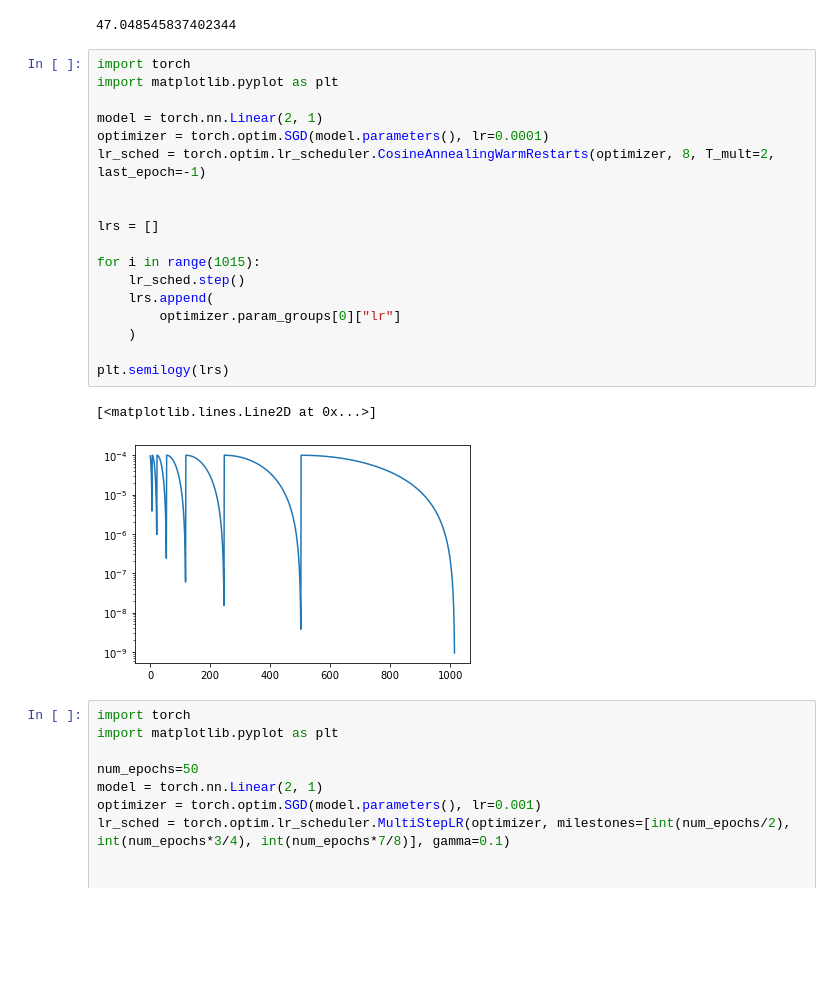
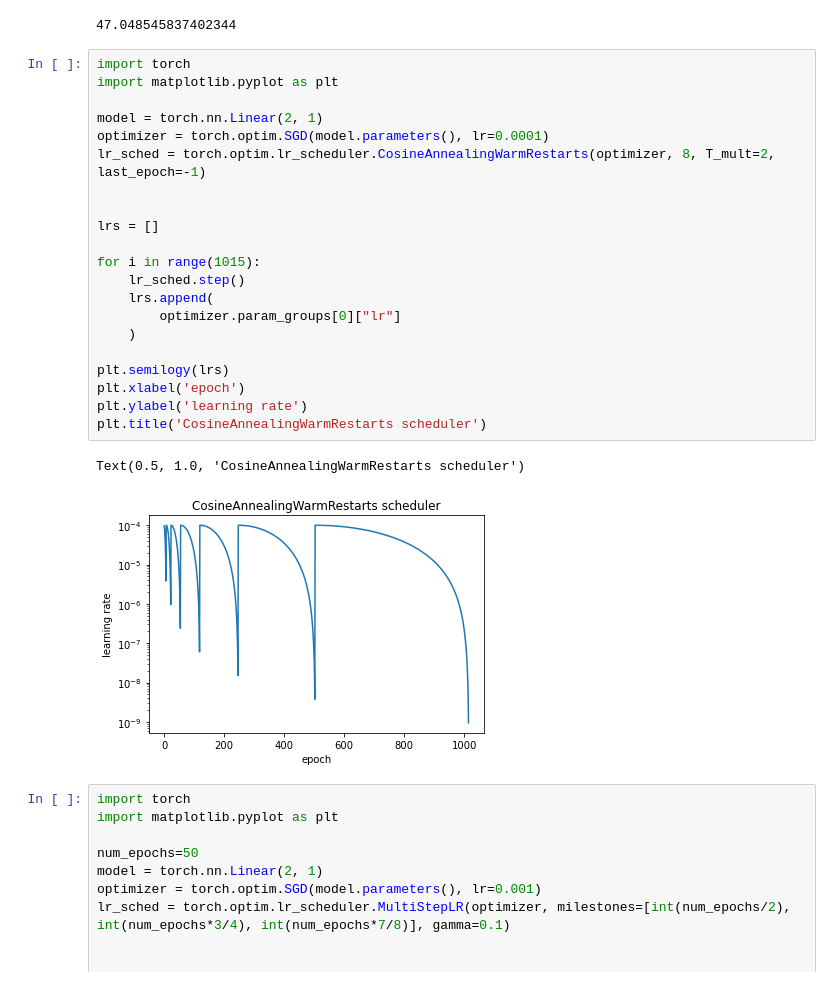
Before and after one commit to Pperezhogin/pyqg_experiments_Ross, a Jupyter notebook: pyqg_subgrid_experiments/test_PCNN.ipynb, the cells around one changed output. Cells and saved outputs as stored; diff of their text form; blank space fills up the shorter version.

```diff
--- a/pyqg_subgrid_experiments/test_PCNN.ipynb
+++ b/pyqg_subgrid_experiments/test_PCNN.ipynb
@@ -226,24 +226,27 @@ xx.sum().item()
 # %%
 import torch
 import matplotlib.pyplot as plt
 
 model = torch.nn.Linear(2, 1)
 optimizer = torch.optim.SGD(model.parameters(), lr=0.0001)
 lr_sched = torch.optim.lr_scheduler.CosineAnnealingWarmRestarts(optimizer, 8, T_mult=2, last_epoch=-1)
 
 
 lrs = []
 
 for i in range(1015):
     lr_sched.step()
     lrs.append(
         optimizer.param_groups[0]["lr"]
     )
 
 plt.semilogy(lrs)
+plt.xlabel('epoch')
+plt.ylabel('learning rate')
+plt.title('CosineAnnealingWarmRestarts scheduler')
 # %% [output]
-[<matplotlib.lines.Line2D at 0x...>]
+Text(0.5, 1.0, 'CosineAnnealingWarmRestarts scheduler')
-[figure, old version]
+[figure, new version]
 # %%
 import torch
 import matplotlib.pyplot as plt
```
Also changed, not shown: 3 other files.
